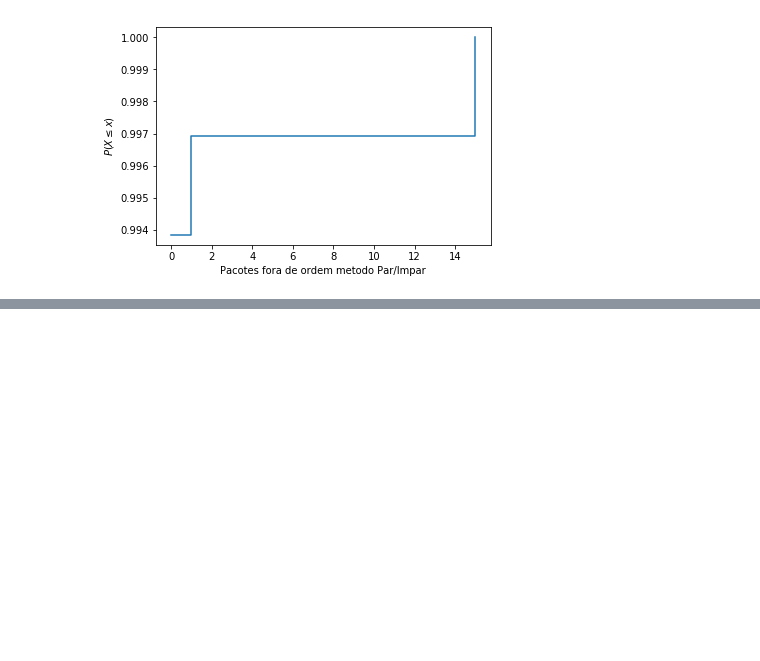
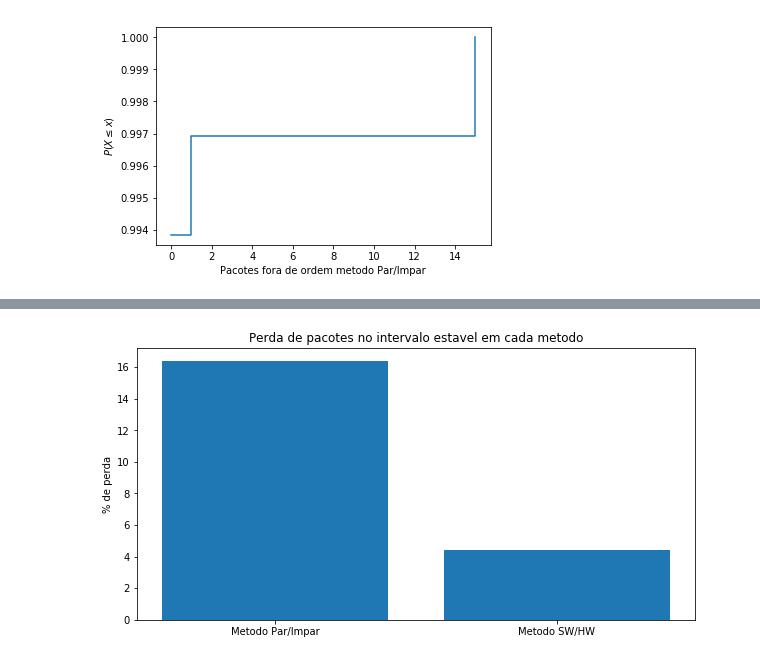
Before and after one commit to pedrobellotti/iperftestes, a Jupyter notebook: Scripts/analise_csv.ipynb, the cells around one changed output, grey strips where cells are left out. Saved outputs shown, nothing was run; the diff lists cells and outputs as text; code cells hidden in the pictures; blank space fills up the shorter version.

```diff
--- a/Scripts/analise_csv.ipynb
+++ b/Scripts/analise_csv.ipynb
@@ -229,0 +215,46 @@ Para pegar as perdas dos trafegos que nao aparecem no servidor e devem ser conta
+# %%
+dfParImpar = pd.read_csv("../Saidas/Teste"+numParImpar+"/teste"+numParImpar+".csv")
+dfSWHW = pd.read_csv("../Saidas/Teste"+numSW+"/teste"+numSW+".csv")
+
+#Pegando quais trafegos nao terminaram no intervalo estavel (bloqueados)
+dfInfo = pd.read_csv("../Saidas/Teste"+numSW+"/iperfs.txt", sep="\t") #Pode ler de qualquer teste, sao iguais
+portasEstaveis = []
+for index, row in dfInfo.iterrows():
+    if (row['Inicio(seg)'] >= 150 and row['Inicio(seg)'] <= 250):
+        portasEstaveis.append(int(row['PCli']))
+
+bloqueados = []
+listaPortas = dfInfo['PCli'].tolist()
+listaPortasServer = dfParImpar['PortaDest'].tolist()
+for porta in listaPortas:
+    if ((porta not in listaPortasServer) and (porta in portasEstaveis)):
+        bloqueados.append(porta)
+
+dfCliParImpar = dfParImpar[dfParImpar.IpOri == '10.1.0.2']
+perdidos = []
+for index, row in dfCliParImpar.iterrows():
+    if (row['PortaOri'] in bloqueados):
+        perdidos.append(int(row['BytesEnv']/1469)*1.0) #1469 e o tamanho medio de cada pacote de um trafego
+#---------Multiplica por 1 (considera 100% de perda) ou considera menos? ---------------------------------
+
+#Dividindo por metodo
+dfServerParImpar = dfParImpar[dfParImpar.IpOri == '10.1.0.1']
+dfServerSWHW = dfSWHW[dfSWHW.IpOri == '10.1.0.1']
+dfPIEstavel = dfServerParImpar[dfServerParImpar['PortaDest'].isin(portasEstaveis)]
+dfSWEstavel = dfServerSWHW[dfServerSWHW['PortaDest'].isin(portasEstaveis)]
+
+colunas = ('Metodo Par/Impar', 'Metodo SW/HW')
+posicao = np.arange(len(colunas))
+barras = [(dfPIEstavel['PctPerdido'].sum()+sum(perdidos))/(dfPIEstavel['PctEnv'].sum()+sum(perdidos))*100,
+         (dfSWEstavel['PctPerdido'].sum()/dfSWEstavel['PctEnv'].sum())*100]
+
+plt.bar(posicao, barras, align='center', alpha=1.0)
+plt.xticks(posicao, colunas)
+plt.ylabel('% de perda')
+plt.title('Perda de pacotes no intervalo estavel em cada metodo')
+fig = plt.gcf()
+fig.set_size_inches(10, 5)
+#plt.savefig('perdaPct_testes'+numParImpar+'e'+numSW+'.pdf')
+plt.show()
+# %% [output]
+[figure, added]
```
Also changed, not shown: parts of 1 cell of this notebook, 5 other files.
